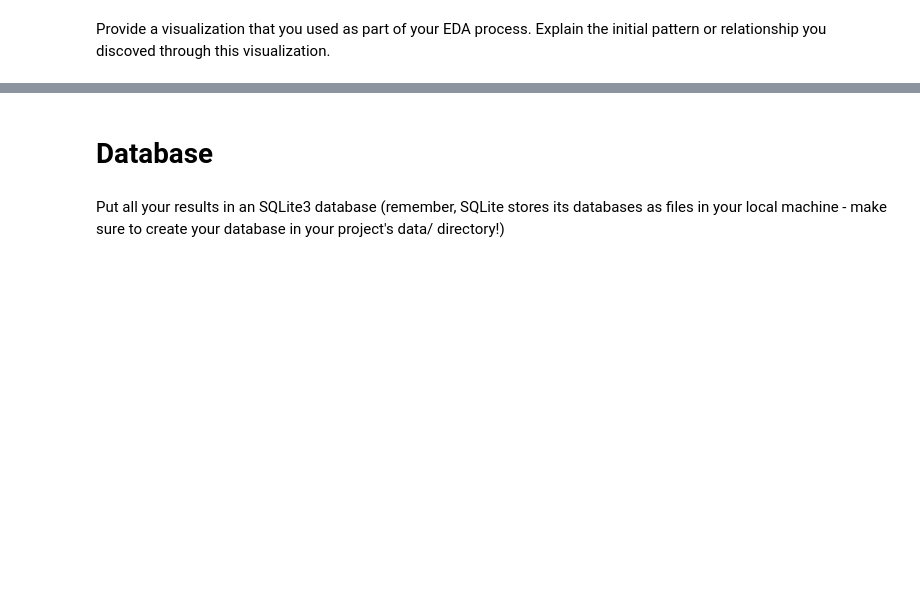
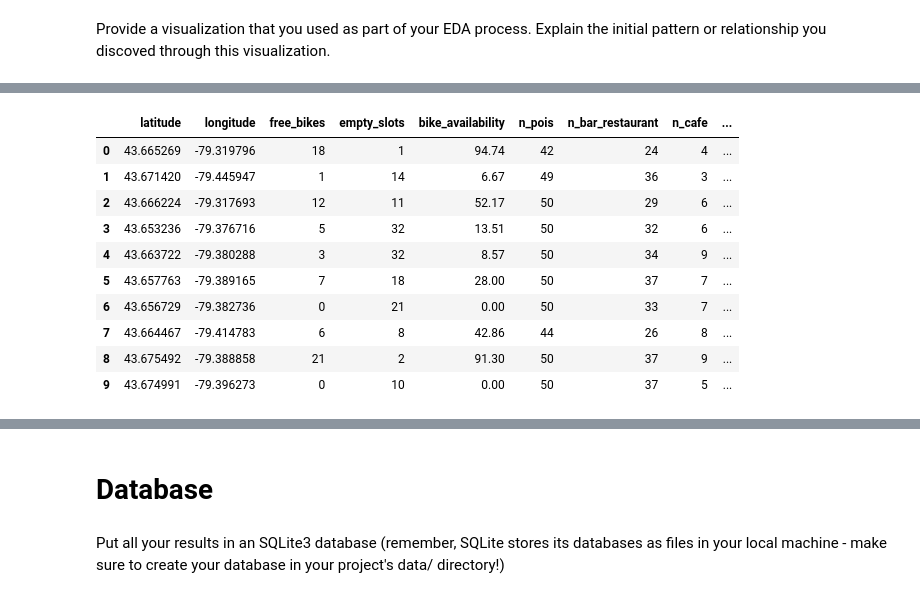
Before and after one commit to tjjdoherty/python-statistical-modelling, a Jupyter notebook: notebooks/joining_data.ipynb, the cells around one changed output, grey strips where cells are left out. Drawn from its saved outputs; the diff is of its cells as text; code cells hidden in the pictures; blank space fills up the shorter version.

```diff
--- a/notebooks/joining_data.ipynb
+++ b/notebooks/joining_data.ipynb
@@ -275,0 +301,14 @@ Provide a visualization that you used as part of your EDA process. Explain the i
+# %%
+numeric_data.head(10)
+# %% [output]
+|  | latitude | longitude | free_bikes | empty_slots | bike_availability | n_pois | n_bar_restaurant | n_cafe | ... |
+| 0 | 43.665269 | -79.319796 | 18 | 1 | 94.74 | 42 | 24 | 4 | ... |
+| 1 | 43.671420 | -79.445947 | 1 | 14 | 6.67 | 49 | 36 | 3 | ... |
+| 2 | 43.666224 | -79.317693 | 12 | 11 | 52.17 | 50 | 29 | 6 | ... |
+| 3 | 43.653236 | -79.376716 | 5 | 32 | 13.51 | 50 | 32 | 6 | ... |
+| 4 | 43.663722 | -79.380288 | 3 | 32 | 8.57 | 50 | 34 | 9 | ... |
+| 5 | 43.657763 | -79.389165 | 7 | 18 | 28.00 | 50 | 37 | 7 | ... |
+| 6 | 43.656729 | -79.382736 | 0 | 21 | 0.00 | 50 | 33 | 7 | ... |
+| 7 | 43.664467 | -79.414783 | 6 | 8 | 42.86 | 44 | 26 | 8 | ... |
+| 8 | 43.675492 | -79.388858 | 21 | 2 | 91.30 | 50 | 37 | 9 | ... |
+| 9 | 43.674991 | -79.396273 | 0 | 10 | 0.00 | 50 | 37 | 5 | ... |
```
Also changed, not shown: parts of 20 cells of this notebook, 11 other files.
